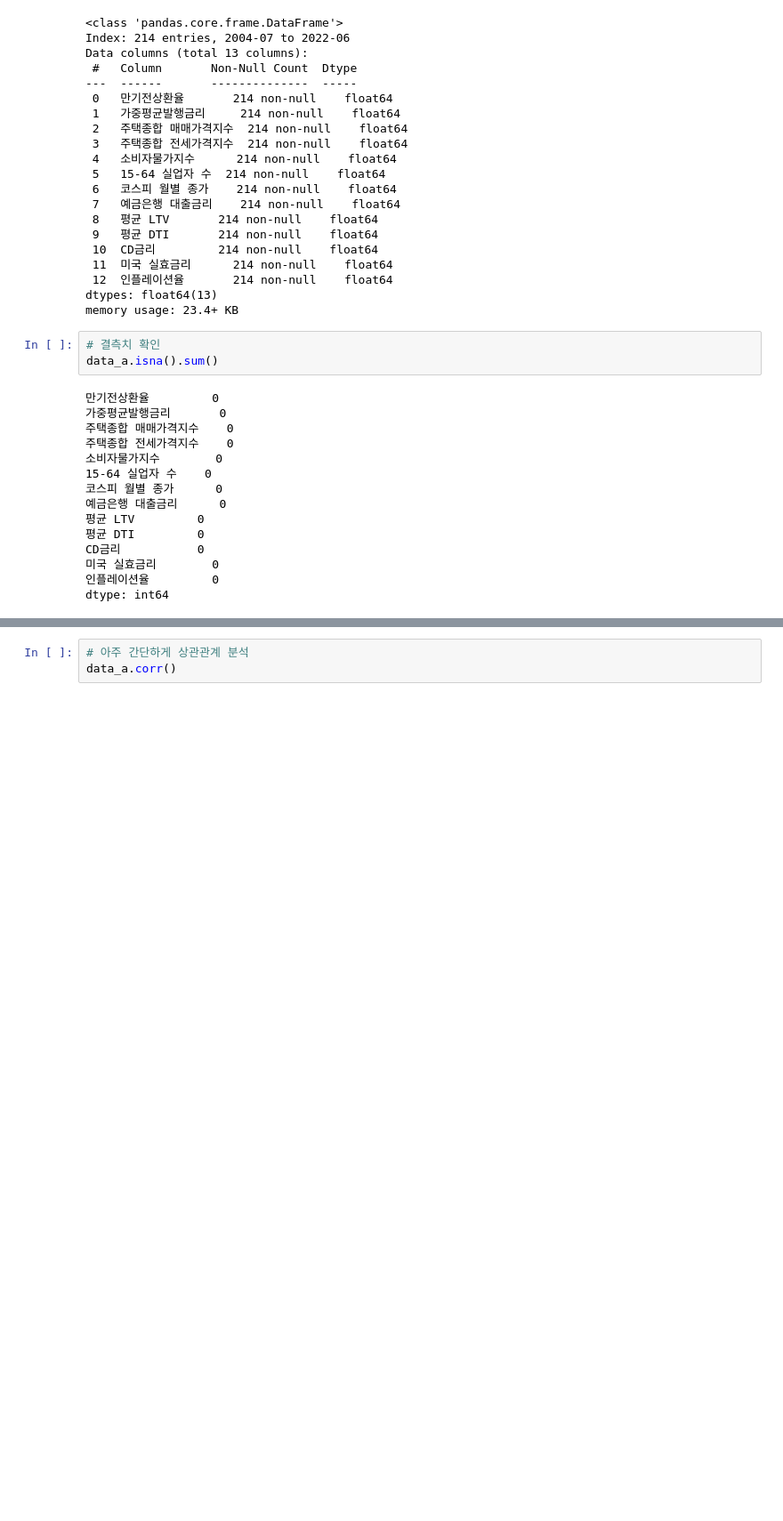
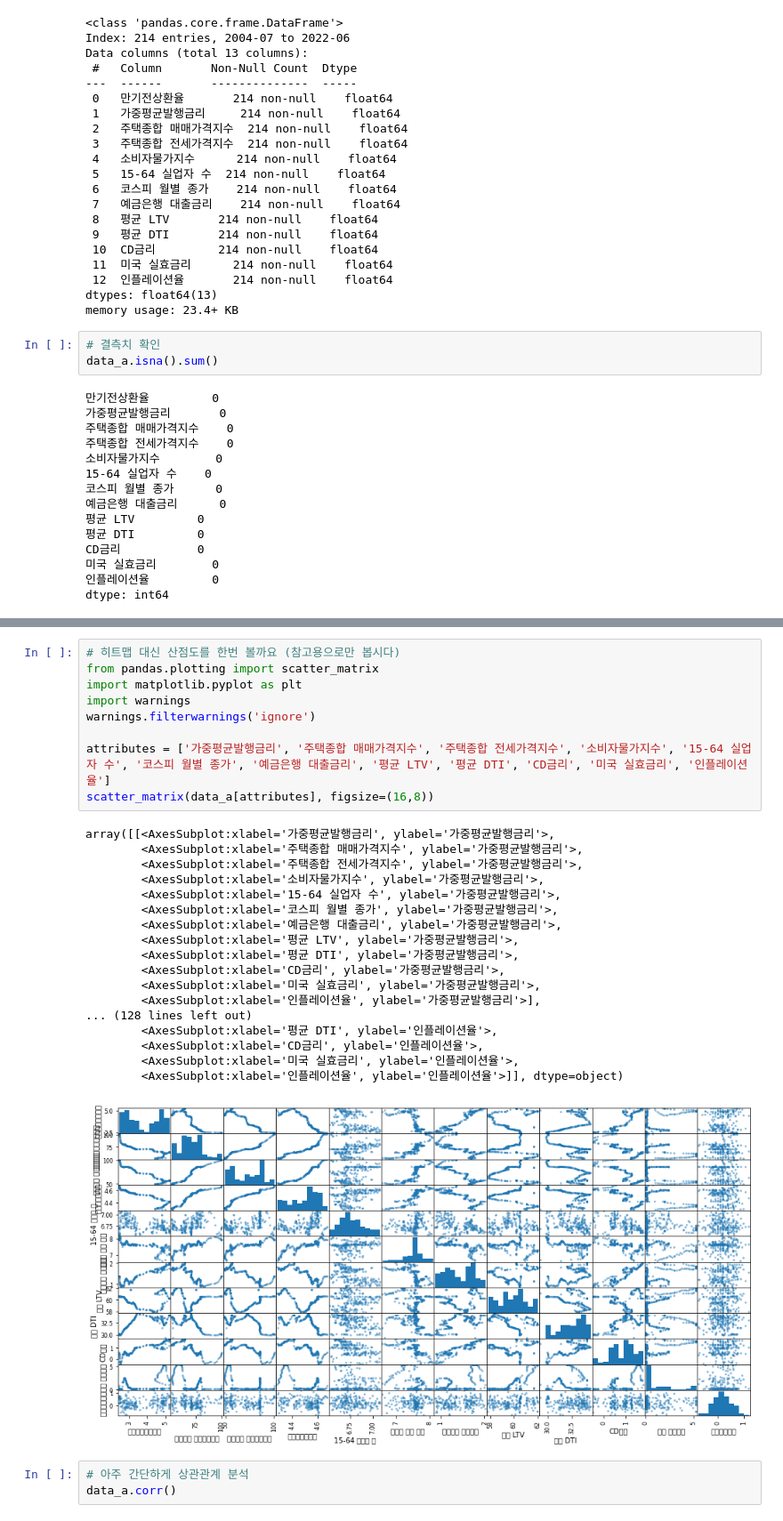
Before and after one commit to pelllzz/ubion4_project1, a Jupyter notebook: code/analysis.ipynb, the cells around one changed output, grey strips where cells are left out. Shown at 89% size. Drawn from its saved outputs; the diff is of its cells as text; blank space fills up the shorter version.

```diff
--- a/code/analysis.ipynb
+++ b/code/analysis.ipynb
@@ -132,6 +132,34 @@ data_a.describe()
 | 50% | 1.748847 | 3.411875 | 70.716000 | 73.672000 | 4.531157 | 6.748760 | 7.583812 | 1.360977 | 59.968668 | ... |
 | 75% | 2.753005 | 4.801858 | 77.204250 | 85.564000 | 4.584640 | 6.856462 | 7.652164 | 1.695616 | 60.562161 | ... |
 | max | 9.681872 | 5.236765 | 100.768000 | 100.814000 | 4.678049 | 7.078342 | 8.100671 | 2.025513 | 62.019524 | ... |
+# %%
+# 히트맵 대신 산점도를 한번 볼까요 (참고용으로만 봅시다)
+from pandas.plotting import scatter_matrix
+import matplotlib.pyplot as plt
+import warnings
+warnings.filterwarnings('ignore')
+
+attributes = ['가중평균발행금리', '주택종합 매매가격지수', '주택종합 전세가격지수', '소비자물가지수', '15-64 실업자 수', '코스피 월별 종가', '예금은행 대출금리', '평균 LTV', '평균 DTI', 'CD금리', '미국 실효금리', '인플레이션율']
+scatter_matrix(data_a[attributes], figsize=(16,8))
+# %% [output]
+array([[<AxesSubplot:xlabel='가중평균발행금리', ylabel='가중평균발행금리'>,
+        <AxesSubplot:xlabel='주택종합 매매가격지수', ylabel='가중평균발행금리'>,
+        <AxesSubplot:xlabel='주택종합 전세가격지수', ylabel='가중평균발행금리'>,
+        <AxesSubplot:xlabel='소비자물가지수', ylabel='가중평균발행금리'>,
+        <AxesSubplot:xlabel='15-64 실업자 수', ylabel='가중평균발행금리'>,
+        <AxesSubplot:xlabel='코스피 월별 종가', ylabel='가중평균발행금리'>,
+        <AxesSubplot:xlabel='예금은행 대출금리', ylabel='가중평균발행금리'>,
+        <AxesSubplot:xlabel='평균 LTV', ylabel='가중평균발행금리'>,
+        <AxesSubplot:xlabel='평균 DTI', ylabel='가중평균발행금리'>,
+        <AxesSubplot:xlabel='CD금리', ylabel='가중평균발행금리'>,
+        <AxesSubplot:xlabel='미국 실효금리', ylabel='가중평균발행금리'>,
+        <AxesSubplot:xlabel='인플레이션율', ylabel='가중평균발행금리'>],
+... (128 lines left out)
+        <AxesSubplot:xlabel='평균 DTI', ylabel='인플레이션율'>,
+        <AxesSubplot:xlabel='CD금리', ylabel='인플레이션율'>,
+        <AxesSubplot:xlabel='미국 실효금리', ylabel='인플레이션율'>,
+        <AxesSubplot:xlabel='인플레이션율', ylabel='인플레이션율'>]], dtype=object)
+[figure, added]
 # %%
 # 아주 간단하게 상관관계 분석
 data_a.corr()
```
Also changed, not shown: parts of 13 cells of this notebook.
